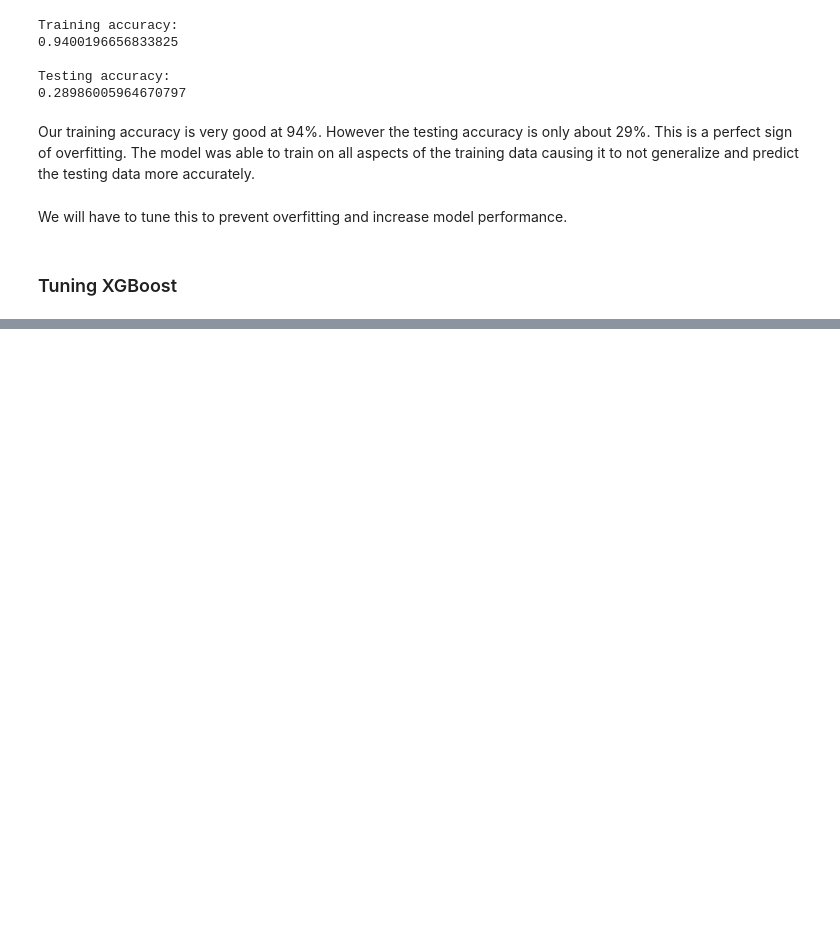
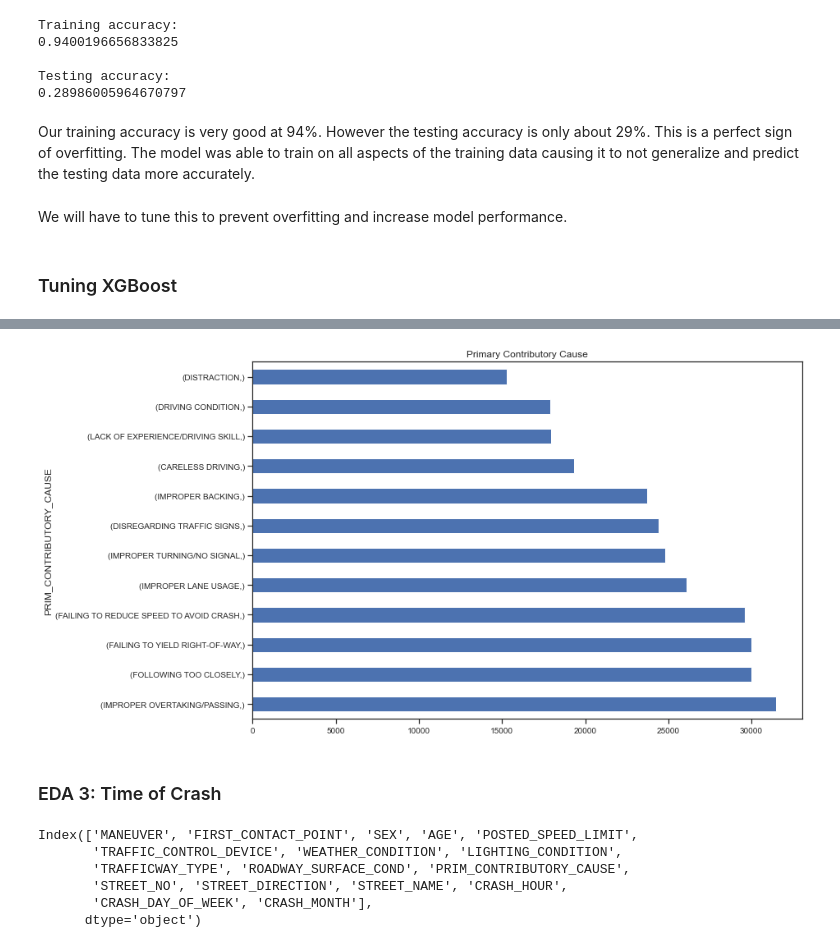
Before and after one commit to dicchyantgurung/Classification-of-car-crashes-in-Chicago-using-XGBoost, a Jupyter notebook: student.ipynb, the cells around one changed output, grey strips where cells are left out. Drawn from its saved outputs; the diff is of its cells as text; code cells hidden in the pictures; blank space fills up the shorter version.

```diff
--- a/student.ipynb
+++ b/student.ipynb
@@ -1548,0 +1686,16 @@ Testing accuracy:
+# %%
+cause_df.PRIM_CONTRIBUTORY_CAUSE = cause_df.PRIM_CONTRIBUTORY_CAUSE.map({
+                    0:'FAILING TO YIELD RIGHT-OF-WAY',
+                    1:'FOLLOWING TOO CLOSELY',
+                    2:'IMPROPER OVERTAKING/PASSING',
+                    3:'FAILING TO REDUCE SPEED TO AVOID CRASH',
+                    4:'IMPROPER LANE USAGE',
+                    5:'IMPROPER TURNING/NO SIGNAL',
+                    6:'DISREGARDING TRAFFIC SIGNS',
+                    7:'IMPROPER BACKING',
+                    8:'CARELESS DRIVING',
+                    9:'LACK OF EXPERIENCE/DRIVING SKILL',
+                    10:'DRIVING CONDITION',
+                    11:'DISTRACTION'})
+# %%
+cause = pd.DataFrame(cause_df.value_counts())
@@ -1548,0 +1719,19 @@ Testing accuracy:
+# %%
+cause.plot(kind='barh',
+           figsize=(12,8),
+           title='Primary Contributory Cause',
+           fontsize=10, legend=False);
+fig.savefig('D:\Data Science\Module_3_Final_Project\Graphs\prim_contributory.png', bbox_inches='tight')
+# %% [output]
+[figure, added]
+# %% [markdown]
+### EDA 3: Time of Crash
+# %%
+df_main.columns
+# %% [output]
+Index(['MANEUVER', 'FIRST_CONTACT_POINT', 'SEX', 'AGE', 'POSTED_SPEED_LIMIT',
+       'TRAFFIC_CONTROL_DEVICE', 'WEATHER_CONDITION', 'LIGHTING_CONDITION',
+       'TRAFFICWAY_TYPE', 'ROADWAY_SURFACE_COND', 'PRIM_CONTRIBUTORY_CAUSE',
+       'STREET_NO', 'STREET_DIRECTION', 'STREET_NAME', 'CRASH_HOUR',
+       'CRASH_DAY_OF_WEEK', 'CRASH_MONTH'],
+      dtype='object')
```
Also changed, not shown: parts of 37 cells of this notebook.
